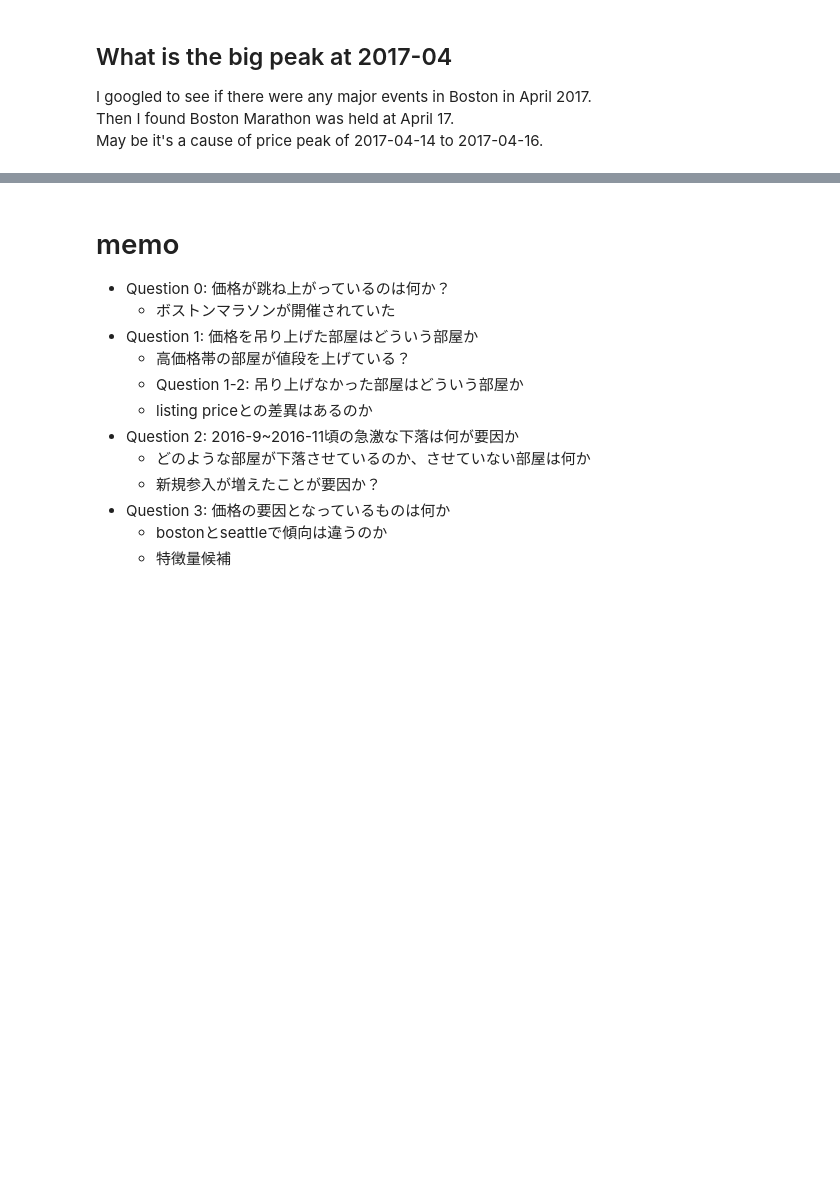
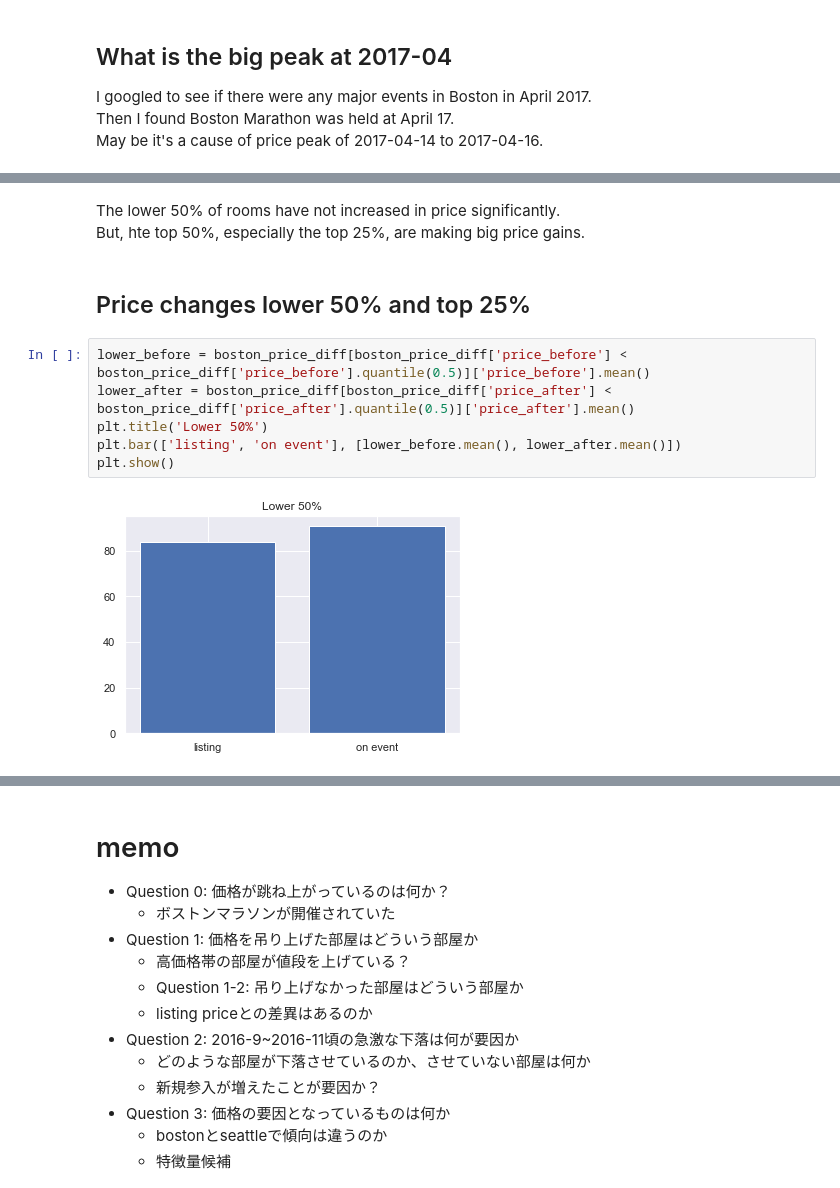
Before and after one commit to kawano8811/Write-A-Data-Science-Blog-Post, a Jupyter notebook: write_a_data_science_blog_post.ipynb, the cells around one changed output, grey strips where cells are left out. Cells and saved outputs as stored; diff of their text form; blank space fills up the shorter version.

```diff
--- a/write_a_data_science_blog_post.ipynb
+++ b/write_a_data_science_blog_post.ipynb
@@ -227,0 +127,13 @@ The room that raised their prices during the Boston Marathon were the ones with
+# %% [markdown]
+The lower 50% of rooms have not increased in price significantly.<br>
+But, hte top 50%, especially the top 25%, are making big price gains.
+# %% [markdown]
+## Price changes lower 50% and top 25%
+# %%
+lower_before = boston_price_diff[boston_price_diff['price_before'] < boston_price_diff['price_before'].quantile(0.5)]['price_before'].mean()
+lower_after = boston_price_diff[boston_price_diff['price_after'] < boston_price_diff['price_after'].quantile(0.5)]['price_after'].mean()
+plt.title('Lower 50%')
+plt.bar(['listing', 'on event'], [lower_before.mean(), lower_after.mean()])
+plt.show()
+# %% [output]
+[figure, added]
```
Also changed, not shown: parts of 45 cells of this notebook.
